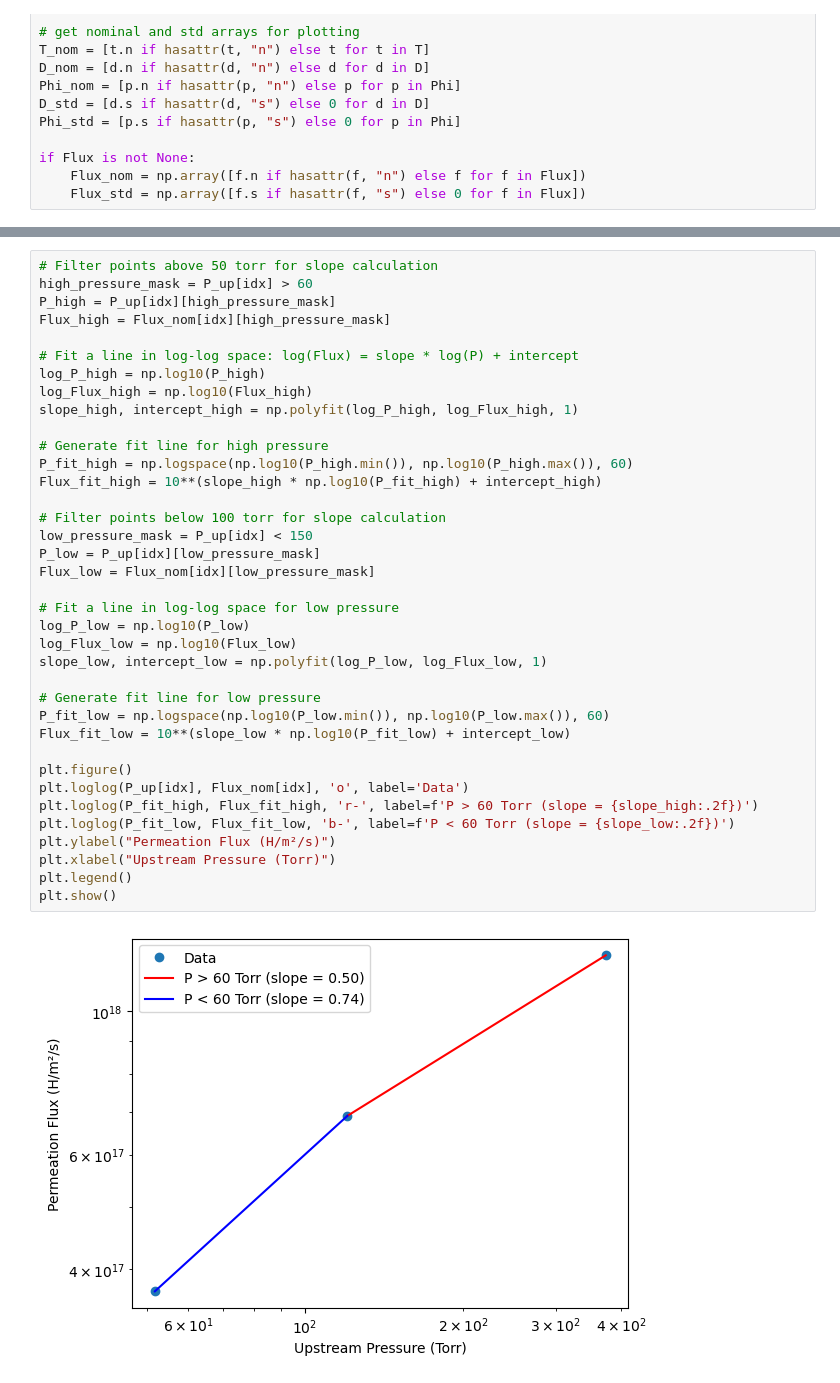
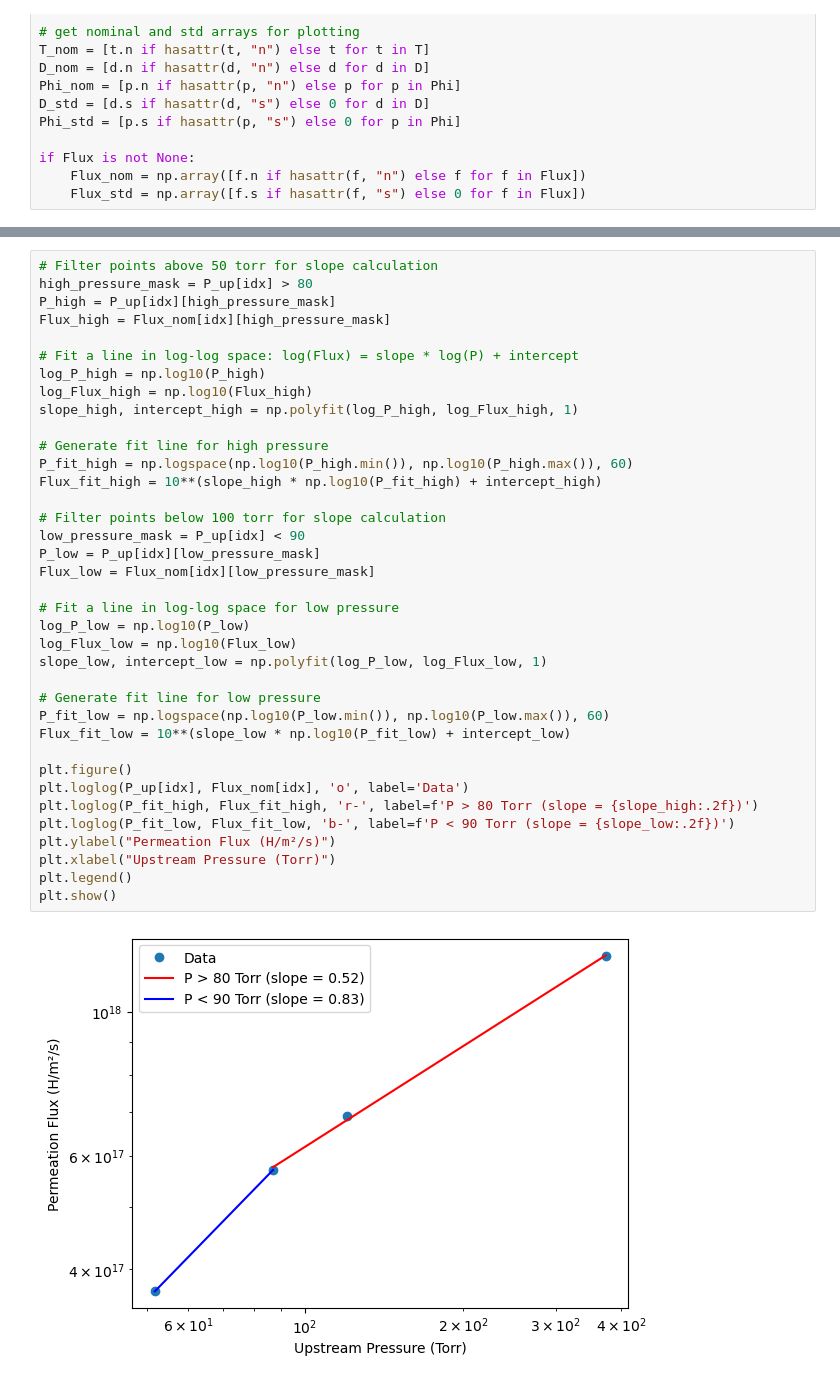
Before and after one commit to WeaverC20/permeation_barrier_analysis, a Jupyter notebook: ShieldRunsAnalysis/regime_analysis.ipynb, the cells around one changed output, grey strips where cells are left out. Saved outputs shown, nothing was run; the diff lists cells and outputs as text.

```diff
--- a/ShieldRunsAnalysis/regime_analysis.ipynb
+++ b/ShieldRunsAnalysis/regime_analysis.ipynb
@@ -74,39 +74,39 @@ plt.show()
 # %%
 # Filter points above 50 torr for slope calculation
-high_pressure_mask = P_up[idx] > 60
+high_pressure_mask = P_up[idx] > 80
 P_high = P_up[idx][high_pressure_mask]
 Flux_high = Flux_nom[idx][high_pressure_mask]
 
 # Fit a line in log-log space: log(Flux) = slope * log(P) + intercept
 log_P_high = np.log10(P_high)
 log_Flux_high = np.log10(Flux_high)
 slope_high, intercept_high = np.polyfit(log_P_high, log_Flux_high, 1)
 
 # Generate fit line for high pressure
 P_fit_high = np.logspace(np.log10(P_high.min()), np.log10(P_high.max()), 60)
 Flux_fit_high = 10**(slope_high * np.log10(P_fit_high) + intercept_high)
 
 # Filter points below 100 torr for slope calculation
-low_pressure_mask = P_up[idx] < 150
+low_pressure_mask = P_up[idx] < 90
 P_low = P_up[idx][low_pressure_mask]
 Flux_low = Flux_nom[idx][low_pressure_mask]
 
 # Fit a line in log-log space for low pressure
 log_P_low = np.log10(P_low)
 log_Flux_low = np.log10(Flux_low)
 slope_low, intercept_low = np.polyfit(log_P_low, log_Flux_low, 1)
 
 # Generate fit line for low pressure
 P_fit_low = np.logspace(np.log10(P_low.min()), np.log10(P_low.max()), 60)
 Flux_fit_low = 10**(slope_low * np.log10(P_fit_low) + intercept_low)
 
 plt.figure()
 plt.loglog(P_up[idx], Flux_nom[idx], 'o', label='Data')
-plt.loglog(P_fit_high, Flux_fit_high, 'r-', label=f'P > 60 Torr (slope = {slope_high:.2f})')
-plt.loglog(P_fit_low, Flux_fit_low, 'b-', label=f'P < 60 Torr (slope = {slope_low:.2f})')
+plt.loglog(P_fit_high, Flux_fit_high, 'r-', label=f'P > 80 Torr (slope = {slope_high:.2f})')
+plt.loglog(P_fit_low, Flux_fit_low, 'b-', label=f'P < 90 Torr (slope = {slope_low:.2f})')
 plt.ylabel("Permeation Flux (H/m²/s)")
 plt.xlabel("Upstream Pressure (Torr)")
 plt.legend()
 plt.show()
 # %% [output]
-[figure, old version]
+[figure, new version]
```
Also changed, not shown: parts of 1 cell of this notebook, 2 other files.
